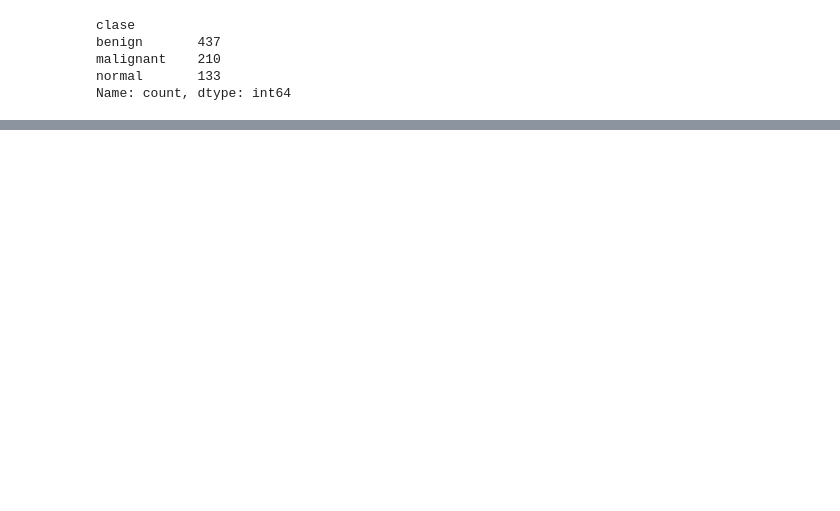
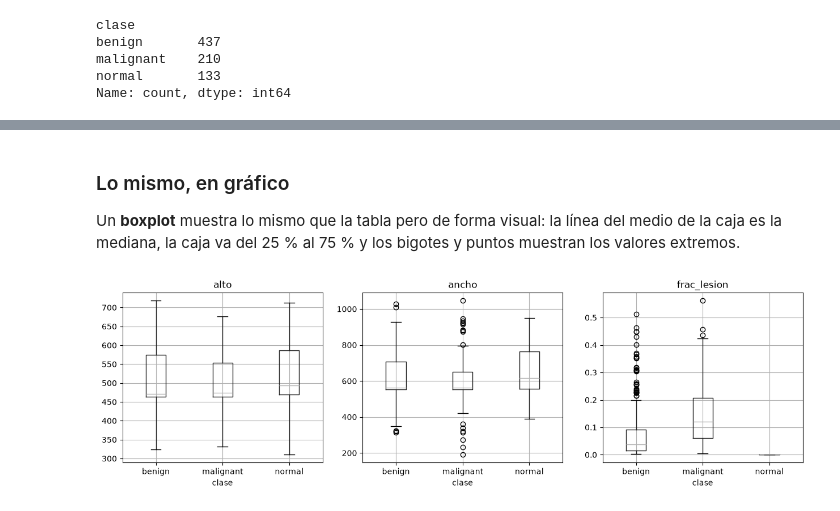
Before and after one commit to gustsita/PSIB_TPI_GRUPO_13, a Jupyter notebook: notebooks/00_exploracion.ipynb, the cells around one changed output, grey strips where cells are left out. Drawn from its saved outputs; the diff is of its cells as text; code cells hidden in the pictures; blank space fills up the shorter version.

```diff
--- a/notebooks/00_exploracion.ipynb
+++ b/notebooks/00_exploracion.ipynb
@@ -53,0 +96,24 @@ plt.show()
+# %%
+import numpy as np
+import pandas as pd
+from skimage import io
+
+filas = []
+for _, caso in casos.iterrows():                       # recorre las 780 imágenes
+    original = io.imread(caso["ruta"])                 # la imagen tal cual viene en el PNG
+    img, mascara = cargar_caso(caso)                   # en gris + máscara unida
+    filas.append({
+        "alto": img.shape[0],
+        "ancho": img.shape[1],
+        "canales": 1 if original.ndim == 2 else original.shape[2],
+        "color": original.ndim == 3 and not (
+            np.array_equal(original[..., 0], original[..., 1])
+            and np.array_equal(original[..., 1], original[..., 2])),
+        "tipo": str(original.dtype),                   # uint8 = 8 bits = 256 niveles
+        "min": img.min(),
+        "max": img.max(),
+        "frac_lesion": mascara.mean(),                 # fracción de la imagen ocupada por la lesión
+    })
+
+casos = pd.concat([casos, pd.DataFrame(filas)], axis=1)   # agrega las columnas a la tabla
+casos.groupby("clase")[["alto", "ancho", "frac_lesion"]].describe().round(2).T
@@ -53,0 +151,13 @@ plt.show()
+# %% [markdown]
+### Lo mismo, en gráfico
+
+Un **boxplot** muestra lo mismo que la tabla pero de forma visual: la línea del medio de la caja es la mediana, la caja va del 25 % al 75 % y los bigotes y puntos muestran los valores extremos.
+# %%
+fig, axes = plt.subplots(1, 3, figsize=(15, 4))
+for ax, columna in zip(axes, ["alto", "ancho", "frac_lesion"]):
+    casos.boxplot(column=columna, by="clase", ax=ax)
+    ax.set_title(columna)
+plt.suptitle("")
+plt.show()
+# %% [output]
+[figure, added]
```
Also changed, not shown: parts of 41 cells of this notebook.
